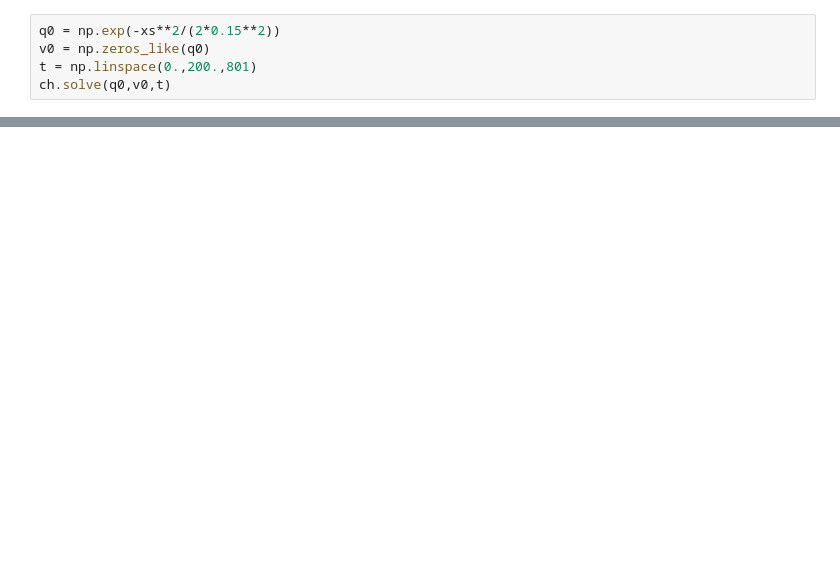
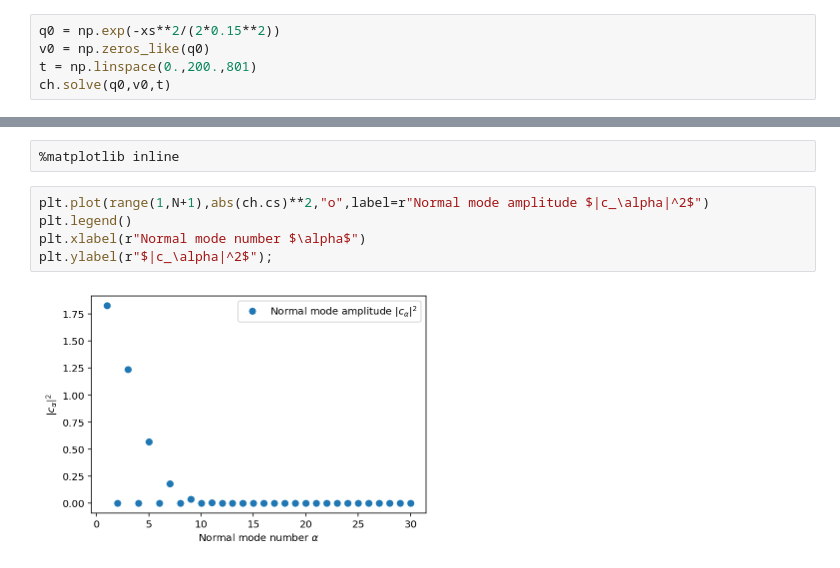
Before and after one commit to jfeist/MyOII, a Jupyter notebook: coupled_harmonic_oscillators.ipynb, the cells around one changed output, grey strips where cells are left out. Drawn from its saved outputs; the diff is of its cells as text; blank space fills up the shorter version.

```diff
--- a/coupled_harmonic_oscillators.ipynb
+++ b/coupled_harmonic_oscillators.ipynb
@@ -131,0 +148,9 @@ Canvas(toolbar=Toolbar(toolitems=[('Home', 'Reset original view', 'home', 'home'
+# %%
+%matplotlib inline
+# %%
+plt.plot(range(1,N+1),abs(ch.cs)**2,"o",label=r"Normal mode amplitude $|c_\alpha|^2$")
+plt.legend()
+plt.xlabel(r"Normal mode number $\alpha$")
+plt.ylabel(r"$|c_\alpha|^2$");
+# %% [output]
+[figure, added]
```
Also changed, not shown: parts of 19 cells of this notebook.
